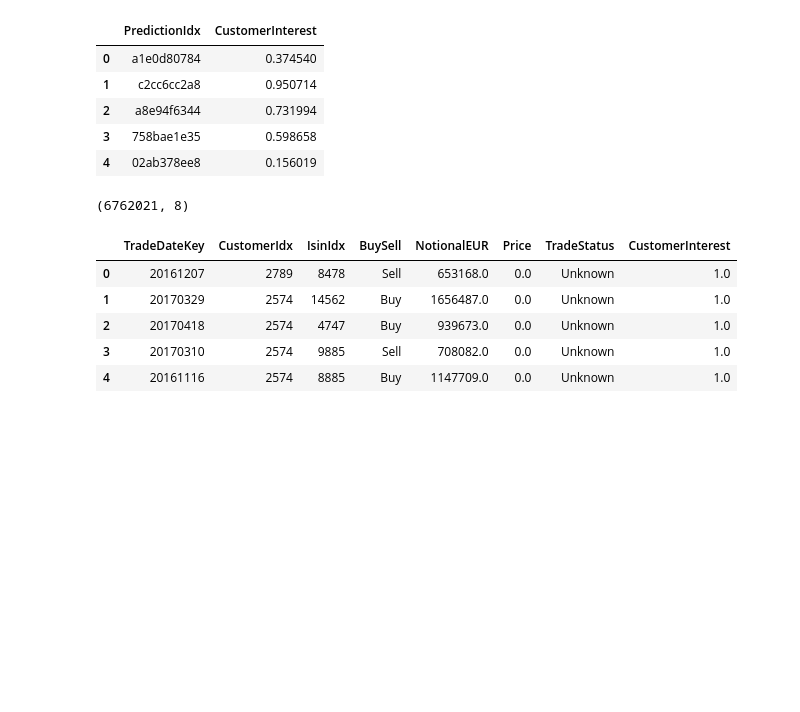
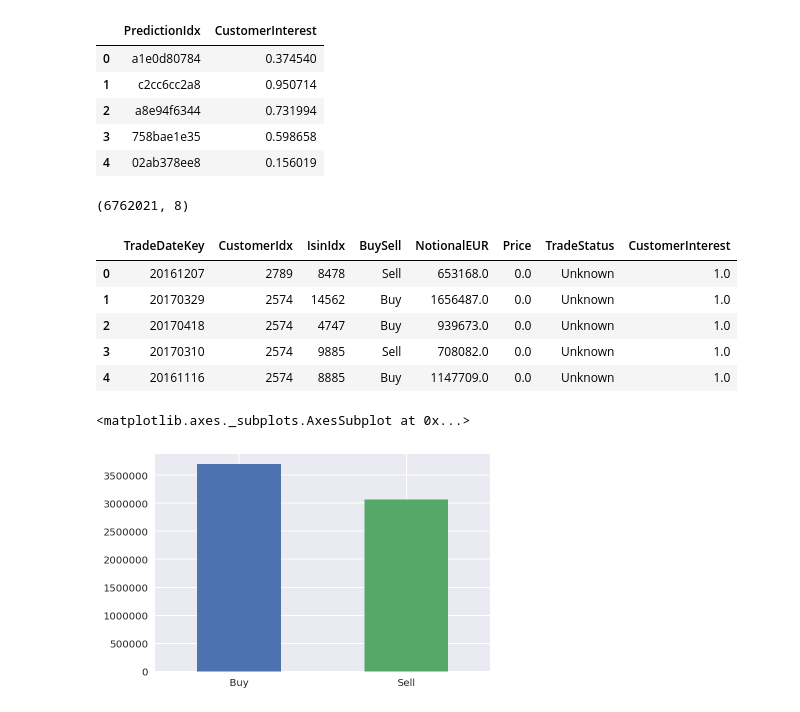
Before and after one commit to Robert-Aduviri/DSG-2018-Qualifiers, a Jupyter notebook: notebooks/robert/RA-01-EDA.ipynb, the cells around one changed output. Drawn from its saved outputs; the diff is of its cells as text; code cells hidden in the pictures; blank space fills up the shorter version.

```diff
--- a/notebooks/robert/RA-01-EDA.ipynb
+++ b/notebooks/robert/RA-01-EDA.ipynb
@@ -106,3 +106,8 @@ trade.head()
 | 2 | 20170418 | 2574 | 4747 | Buy | 939673.0 | 0.0 | Unknown | 1.0 |
 | 3 | 20170310 | 2574 | 9885 | Sell | 708082.0 | 0.0 | Unknown | 1.0 |
 | 4 | 20161116 | 2574 | 8885 | Buy | 1147709.0 | 0.0 | Unknown | 1.0 |
+# %%
+trade.BuySell.value_counts().plot.bar(rot=0)
+# %% [output]
+<matplotlib.axes._subplots.AxesSubplot at 0x...>
+[figure, added]
```
Also changed, not shown: parts of 7 cells of this notebook, 2 other files.
